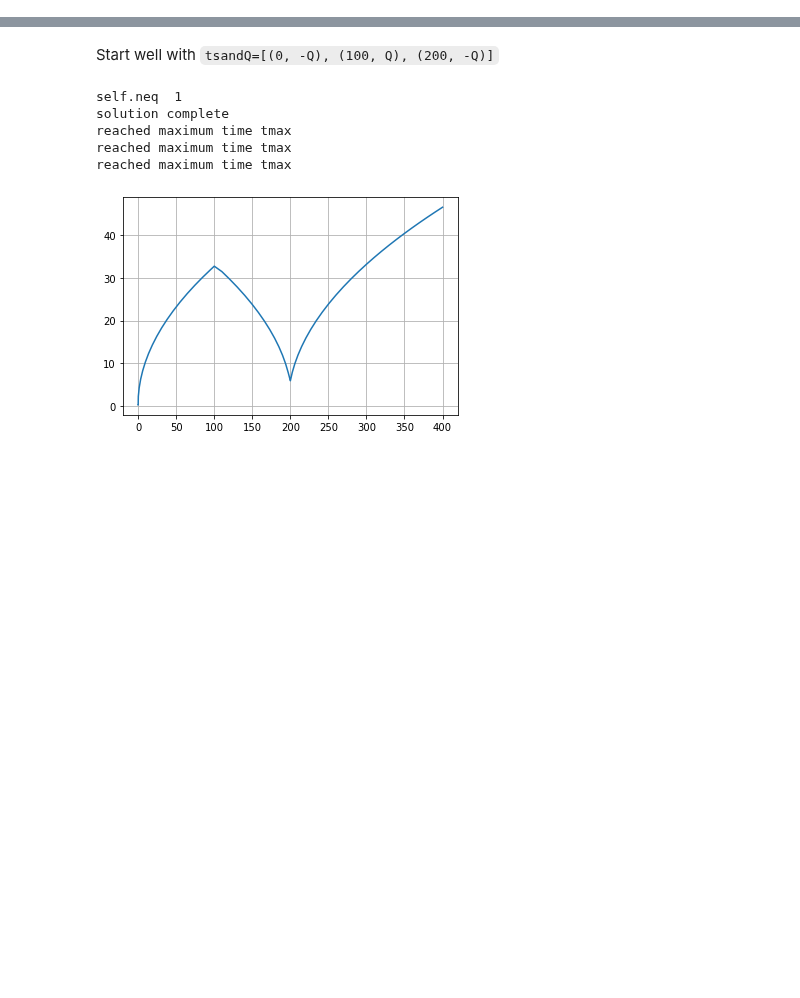
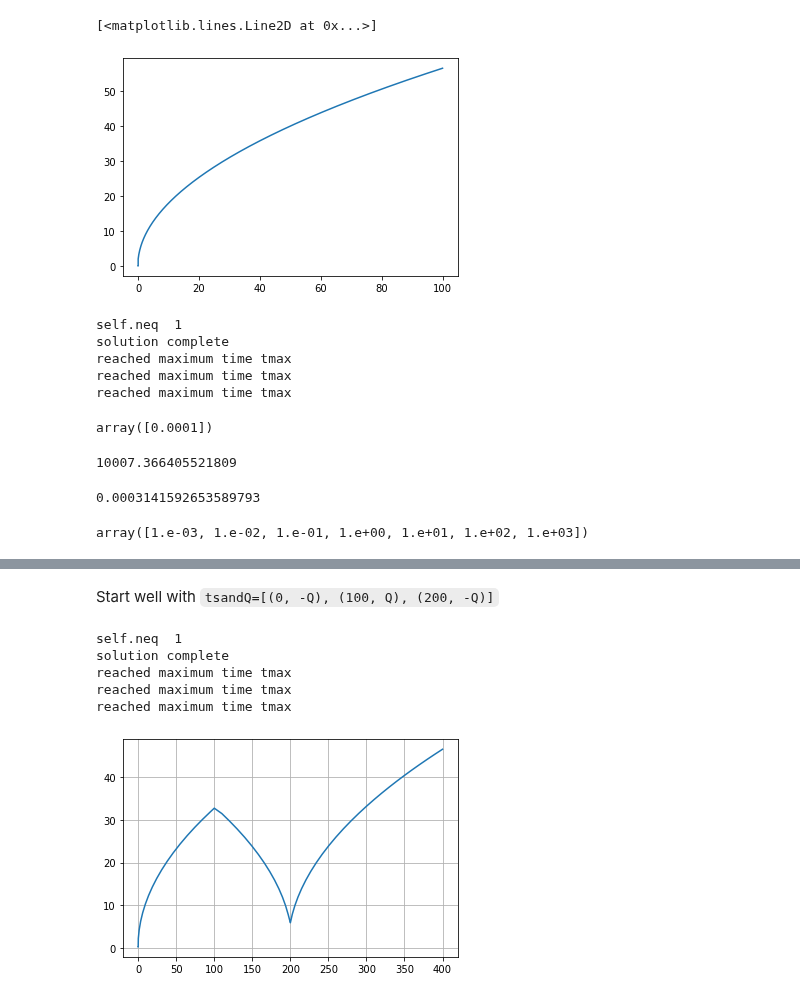
Before and after one commit to mbakker7/ttim, a Jupyter notebook: notebooks/pathline_trace.ipynb, the cells around one changed output, grey strips where cells are left out. Saved outputs shown, nothing was run; the diff lists cells and outputs as text; code cells hidden in the pictures; blank space fills up the shorter version.

```diff
--- a/notebooks/pathline_trace.ipynb
+++ b/notebooks/pathline_trace.ipynb
@@ -2,0 +57,18 @@
+# %%
+xyzt = trace['xyzt']
+plt.plot(xyzt[:, 3], xyzt[:, 0])
+# %% [output]
+[<matplotlib.lines.Line2D at 0x...>]
+[figure, added]
+# %%
+ml = tt.ModelMaq(kaq=[k], z=[H, 0], Saq=[Ss], poraq=[npor], tmin=0.001, tmax=1000, M=10)
+w = tt.Well(ml, xw=0, yw=0, tsandQ=[(0, -Q), (100, Q)], rw=rw)
+ml.solve()
+trace = tt.timtrace(ml, xstart=rw, ystart=0, zstart=0.5 * H, tstartend=[0, 0.1, 1, 100],
+                    tstartoffset=0.001, tstep=[0.01, 0.1, 1], hstepmax=2, nstepmax=2000)
+# %% [output]
+self.neq  1
+solution complete
+reached maximum time tmax
+reached maximum time tmax
+reached maximum time tmax
@@ -2,0 +81,17 @@
+# %%
+ml.aq.Saq
+# %% [output]
+array([0.0001])
+# %%
+from scipy.integrate import quad
+np.pi * xend ** 2 * ml.aq.Haq[0] * ml.aq.poraq[0] + quad(integrand, rw, xend)[0]
+# %% [output]
+10007.366405521809
+# %%
+np.pi * rw ** 2 * ml.aq.Haq[0] * ml.aq.poraq[0]
+# %% [output]
+0.0003141592653589793
+# %%
+ml.tintervals
+# %% [output]
+array([1.e-03, 1.e-02, 1.e-01, 1.e+00, 1.e+01, 1.e+02, 1.e+03])
```
Also changed, not shown: parts of 64 cells of this notebook.
